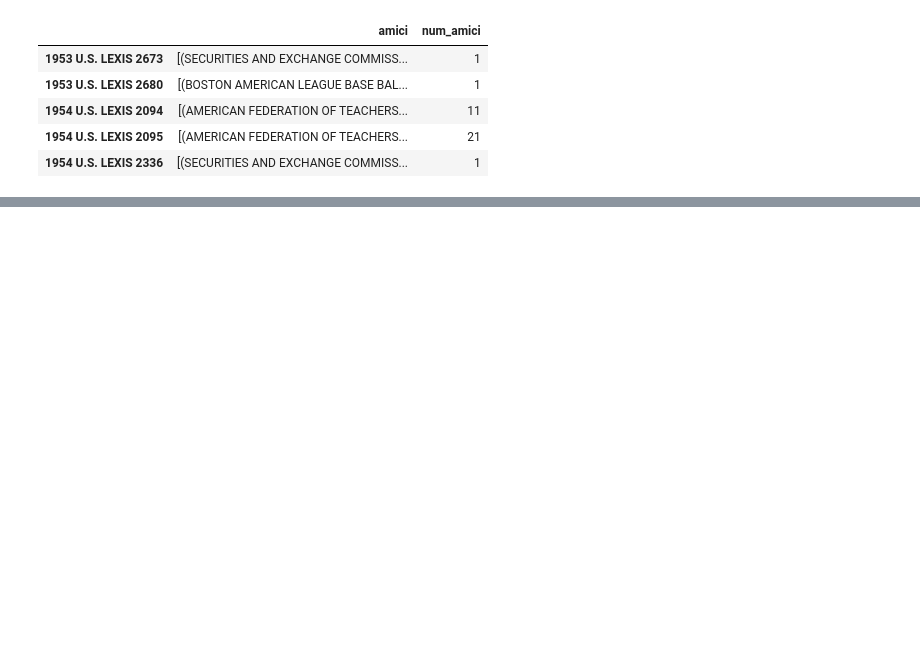
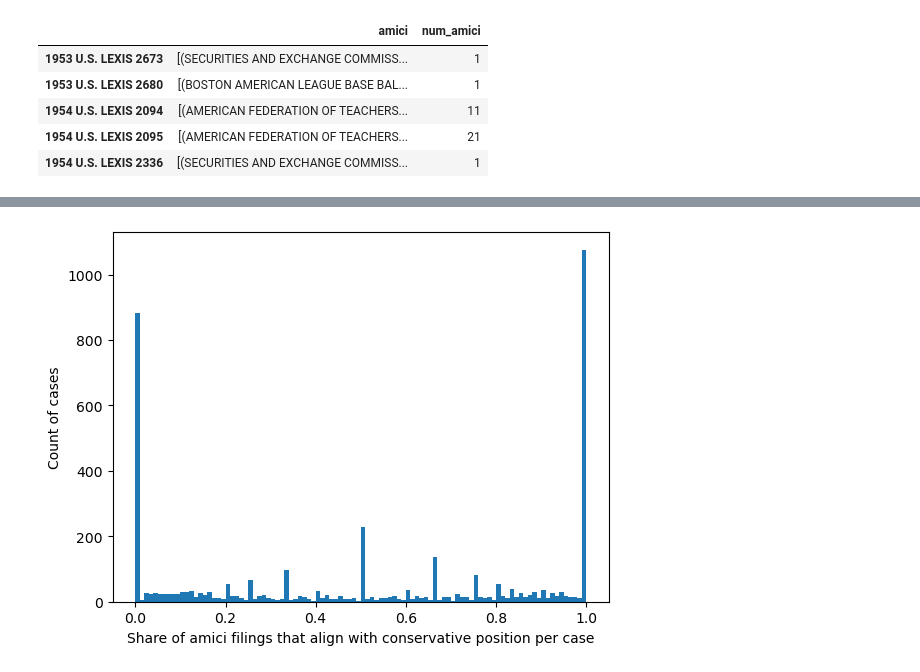
Before and after one commit to rbatra2000/info6850networks, a Jupyter notebook: main.ipynb, the cells around one changed output, grey strips where cells are left out. Saved outputs shown, nothing was run; the diff lists cells and outputs as text; code cells hidden in the pictures; blank space fills up the shorter version.

```diff
--- a/main.ipynb
+++ b/main.ipynb
@@ -594,0 +598,6 @@ plt.xlabel('Number of amici filings per case');
+# %%
+plt.hist(df["percent_conservative"], bins=100)
+plt.ylabel("Count of cases")
+plt.xlabel("Share of amici filings that align with conservative position per case");
+# %% [output]
+[figure, added]
```
Also changed, not shown: parts of 12 cells of this notebook.
